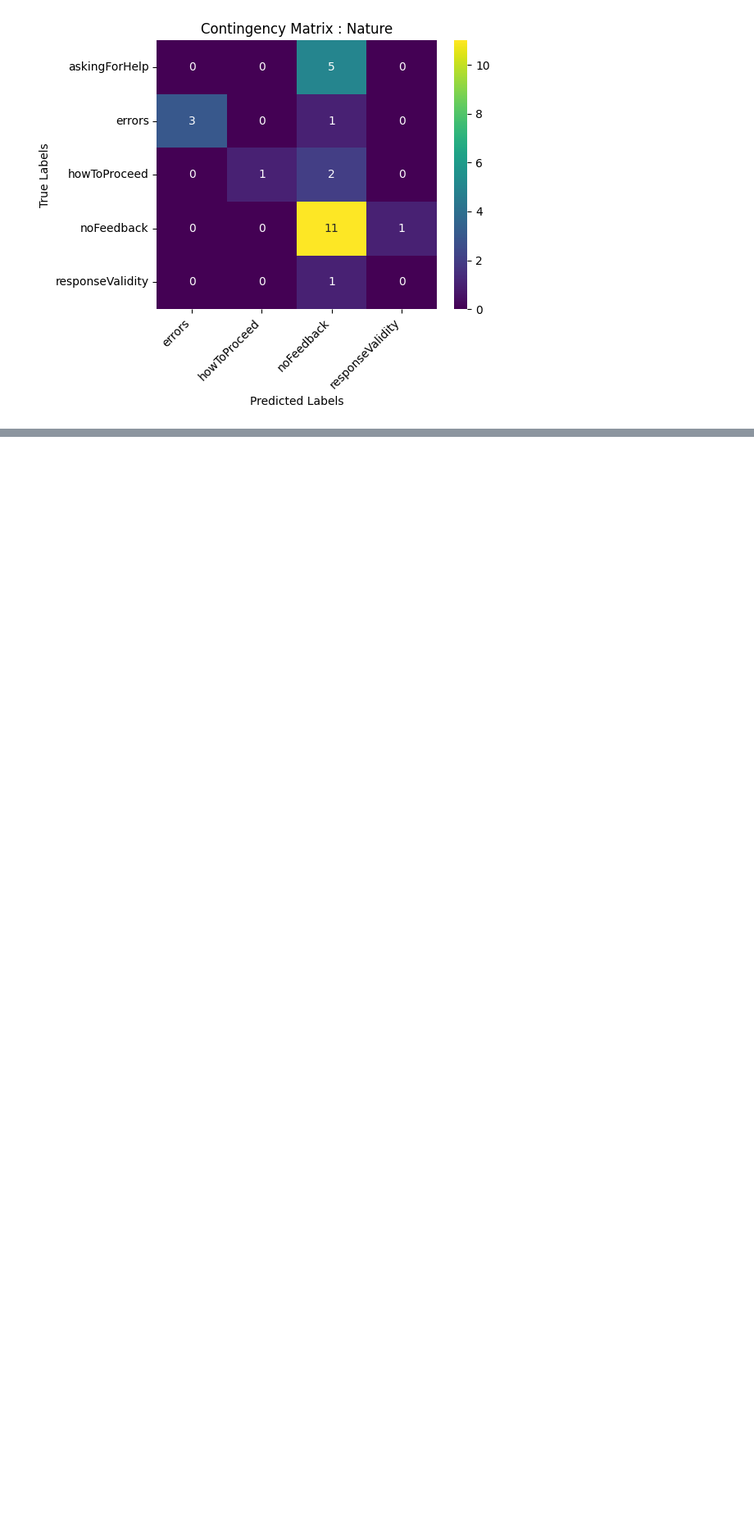
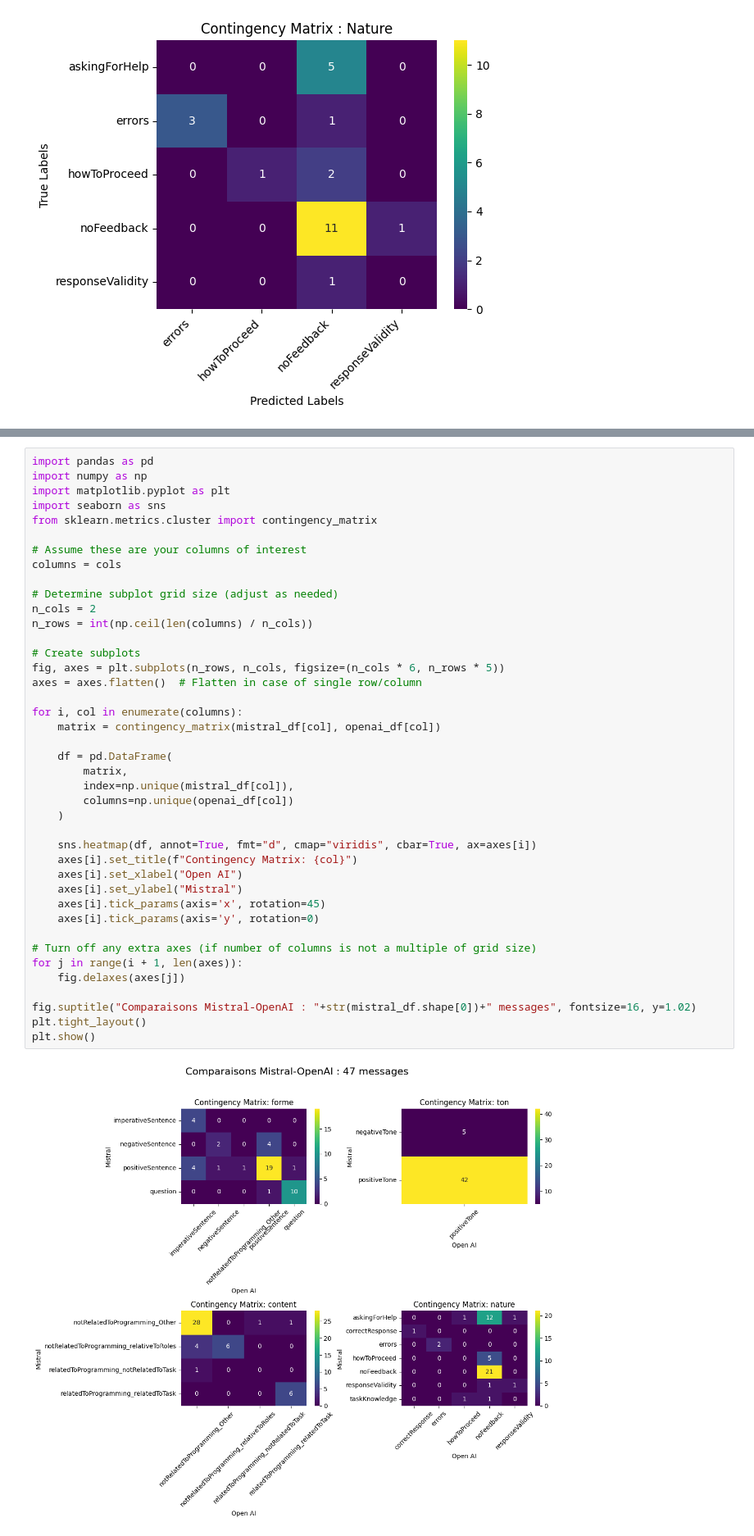
Before and after one commit to chloeboireaudevier/StageMIDL, a Jupyter notebook: kappa_cohen.ipynb, the cells around one changed output, grey strips where cells are left out. Shown at 82% size. Saved outputs shown, nothing was run; the diff lists cells and outputs as text; blank space fills up the shorter version.

```diff
--- a/kappa_cohen.ipynb
+++ b/kappa_cohen.ipynb
@@ -272,0 +313,43 @@ plt.show()
+# %%
+import pandas as pd
+import numpy as np
+import matplotlib.pyplot as plt
+import seaborn as sns
+from sklearn.metrics.cluster import contingency_matrix
+
+# Assume these are your columns of interest
+columns = cols
+
+# Determine subplot grid size (adjust as needed)
+n_cols = 2
+n_rows = int(np.ceil(len(columns) / n_cols))
+
+# Create subplots
+fig, axes = plt.subplots(n_rows, n_cols, figsize=(n_cols * 6, n_rows * 5))
+axes = axes.flatten()  # Flatten in case of single row/column
+
+for i, col in enumerate(columns):
+    matrix = contingency_matrix(mistral_df[col], openai_df[col])
+
+    df = pd.DataFrame(
+        matrix,
+        index=np.unique(mistral_df[col]),
+        columns=np.unique(openai_df[col])
+    )
+
+    sns.heatmap(df, annot=True, fmt="d", cmap="viridis", cbar=True, ax=axes[i])
+    axes[i].set_title(f"Contingency Matrix: {col}")
+    axes[i].set_xlabel("Open AI")
+    axes[i].set_ylabel("Mistral")
+    axes[i].tick_params(axis='x', rotation=45)
+    axes[i].tick_params(axis='y', rotation=0)
+
+# Turn off any extra axes (if number of columns is not a multiple of grid size)
+for j in range(i + 1, len(axes)):
+    fig.delaxes(axes[j])
+
+fig.suptitle("Comparaisons Mistral-OpenAI : "+str(mistral_df.shape[0])+" messages", fontsize=16, y=1.02)
+plt.tight_layout()
+plt.show()
+# %% [output]
+[figure, added]
```
Also changed, not shown: parts of 7 cells of this notebook, 6 other files.
